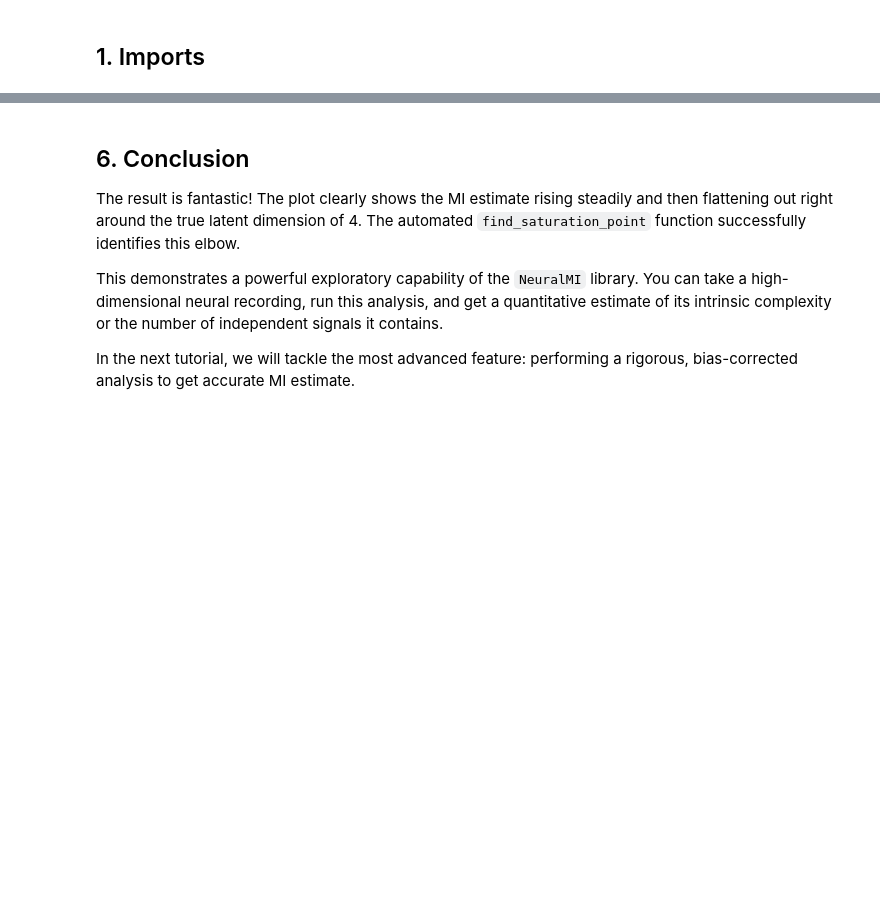
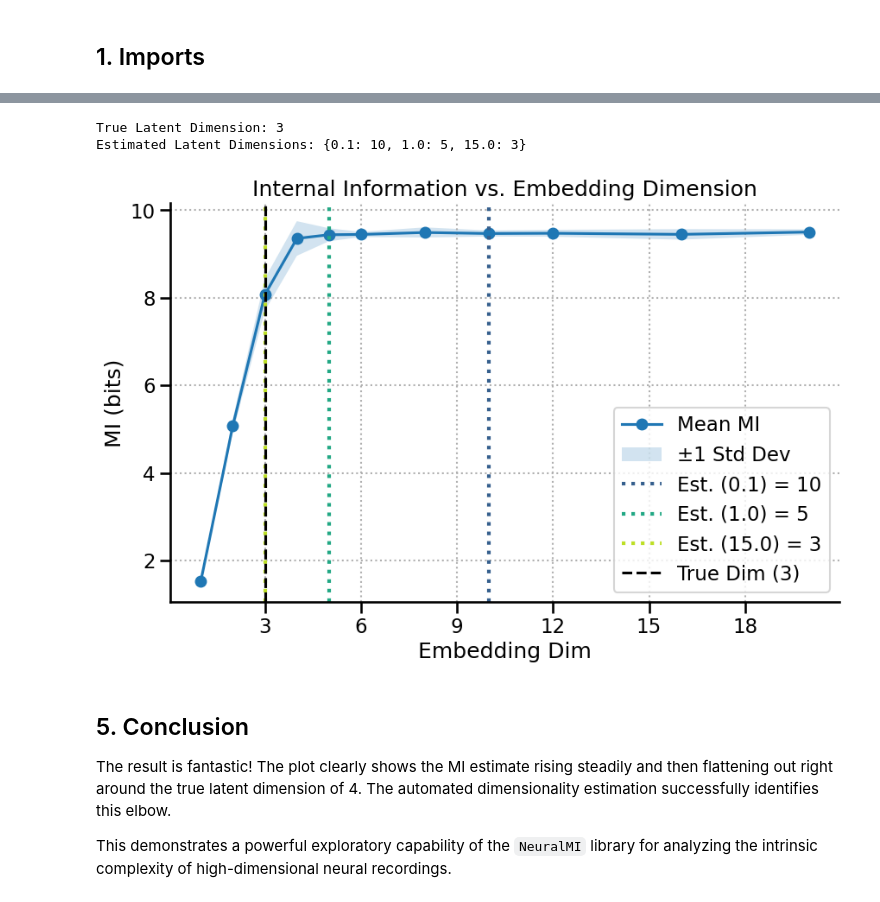
Before and after one commit to eslam-abdelaleem/NeuralMI, a Jupyter notebook: tutorials/03_dimensionality.ipynb, the cells around one changed output, grey strips where cells are left out. Cells and saved outputs as stored; diff of their text form; code cells hidden in the pictures; blank space fills up the shorter version.

```diff
--- a/tutorials/03_dimensionality.ipynb
+++ b/tutorials/03_dimensionality.ipynb
@@ -42,21 +26,19 @@ Our goal is to see if the library can analyze the 50-dimensional data and correc
 # %%
 # --- Dataset Parameters ---
 n_samples = 10000
-true_latent_dim = 4      # The ground truth we want to recover
+true_latent_dim = 3      # The ground truth we want to recover
 observed_dim = 50        # The number of "neurons" we observe
 mi_between_latents = 3.0 # Strength of correlation in the latent space
 
-# --- Generate Data ---
-# We only need a single variable 'x_data' for this analysis.
-x_data, _ = nmi.datasets.generate_nonlinear_from_latent(
+# --- Generate Raw 2D Data ---
+x_raw, _ = nmi.datasets.generate_nonlinear_from_latent(
     n_samples=n_samples,
     latent_dim=true_latent_dim,
     observed_dim=observed_dim,
     mi=mi_between_latents
 )
 
-# Reshape for the library: [n_samples, n_channels, n_features]
-# Here, 'observed_dim' corresponds to our channels.
-x_data = x_data.reshape(n_samples, observed_dim, 1)
+# Transpose from (samples, channels) to (channels, samples/timepoints)
+x_raw_transposed = x_raw.T
 
-print(f"Generated X data shape: {x_data.shape}")
+print(f"Transposed X data shape: {x_raw_transposed.shape}")
@@ -80,16 +62,17 @@ sweep_grid = {
     'embedding_dim': [1, 2, 3, 4, 5, 6, 8, 10, 12, 16, 20]
 }
 
-# Run the analysis
-dim_results_df = nmi.run(
-    x_data=x_data,
-    # y_data is not needed for this mode
+# Run the analysis directly on the transposed raw data
+dim_results = nmi.run(
+    x_data=x_raw_transposed,
     mode='dimensionality',
+    processor_type='continuous',
+    processor_params={'window_size': 1},
     base_params=base_params,
     sweep_grid=sweep_grid,
-    # n_splits controls how many random channel splits to average over, the more the merrier
-    n_splits=5,
-    n_workers=4
+    n_splits=10, # Average over 5 random channel splits
+    # n_workers=4,
+    random_seed=42
 )
 
-display(dim_results_df.head())
+display(dim_results.dataframe.head())
@@ -125,8 +121,23 @@ plt.show()
+# %%
+# The estimated dimensions are now in the .details attribute
+estimated_dims = dim_results.details['estimated_dims']
+print(f"True Latent Dimension: {true_latent_dim}")
+print(f"Estimated Latent Dimensions: {estimated_dims}")
+
+# Use the built-in plot method and add annotations
+ax = dim_results.plot(show=False, estimated_values=estimated_dims)
+
+ax.axvline(x=true_latent_dim, color='black', linestyle='--', label=f'True Dim ({true_latent_dim})')
+ax.set_title('Internal Information vs. Embedding Dimension')
+ax.legend()
+plt.show()
+# %% [output]
+True Latent Dimension: 3
+Estimated Latent Dimensions: {0.1: 10, 1.0: 5, 15.0: 3}
+[figure, added]
 # %% [markdown]
-## 6. Conclusion
+## 5. Conclusion
 
-The result is fantastic! The plot clearly shows the MI estimate rising steadily and then flattening out right around the true latent dimension of 4. The automated `find_saturation_point` function successfully identifies this elbow.
+The result is fantastic! The plot clearly shows the MI estimate rising steadily and then flattening out right around the true latent dimension of 4. The automated dimensionality estimation successfully identifies this elbow.
 
-This demonstrates a powerful exploratory capability of the `NeuralMI` library. You can take a high-dimensional neural recording, run this analysis, and get a quantitative estimate of its intrinsic complexity or the number of independent signals it contains.
-
-In the next tutorial, we will tackle the most advanced feature: performing a rigorous, bias-corrected analysis to get accurate MI estimate.
+This demonstrates a powerful exploratory capability of the `NeuralMI` library for analyzing the intrinsic complexity of high-dimensional neural recordings.
```
Also changed, not shown: parts of 12 cells of this notebook, 6 other files.
